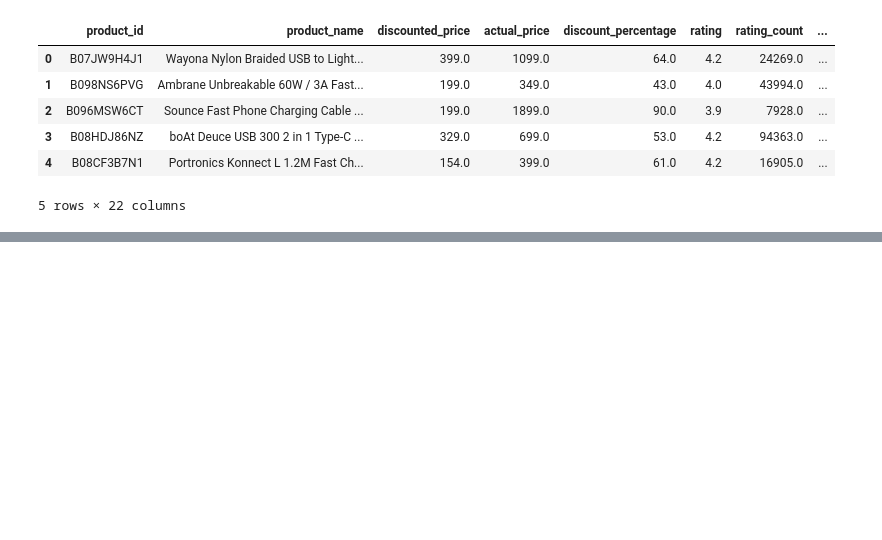
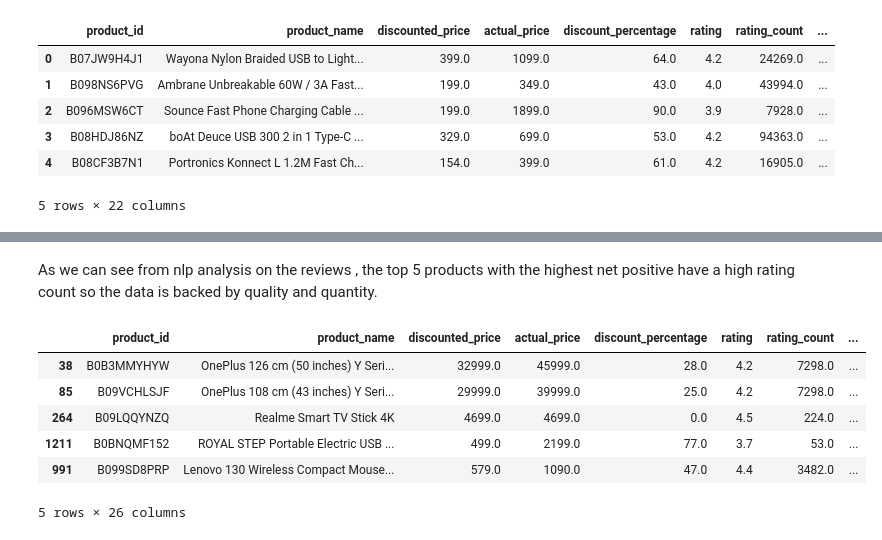
Before and after one commit to hxrry-09/Sales-Analysis, a Jupyter notebook: Amazon_analysis.ipynb, the cells around one changed output, grey strips where cells are left out. Cells and saved outputs as stored; diff of their text form; code cells hidden in the pictures; blank space fills up the shorter version.

```diff
--- a/Amazon_analysis.ipynb
+++ b/Amazon_analysis.ipynb
@@ -314,0 +353,14 @@ sns.barplot(y=data_7.index, x= data_7.values)
+# %% [markdown]
+As we can see from nlp analysis on the reviews , the top 5 products with the highest net positive have a high rating count so the data
+is backed by quality and quantity.
+# %%
+bottom_5 = reviews_df.nsmallest(5, 'compound')
+bottom_5
+# %% [output]
+|  | product_id | product_name | discounted_price | actual_price | discount_percentage | rating | rating_count | ... |
+| 38 | B0B3MMYHYW | OnePlus 126 cm (50 inches) Y Seri... | 32999.0 | 45999.0 | 28.0 | 4.2 | 7298.0 | ... |
+| 85 | B09VCHLSJF | OnePlus 108 cm (43 inches) Y Seri... | 29999.0 | 39999.0 | 25.0 | 4.2 | 7298.0 | ... |
+| 264 | B09LQQYNZQ | Realme Smart TV Stick 4K | 4699.0 | 4699.0 | 0.0 | 4.5 | 224.0 | ... |
+| 1211 | B0BNQMF152 | ROYAL STEP Portable Electric USB ... | 499.0 | 2199.0 | 77.0 | 3.7 | 53.0 | ... |
+| 991 | B099SD8PRP | Lenovo 130 Wireless Compact Mouse... | 579.0 | 1090.0 | 47.0 | 4.4 | 3482.0 | ... |
+5 rows × 26 columns
```
Also changed, not shown: parts of 16 cells of this notebook.
